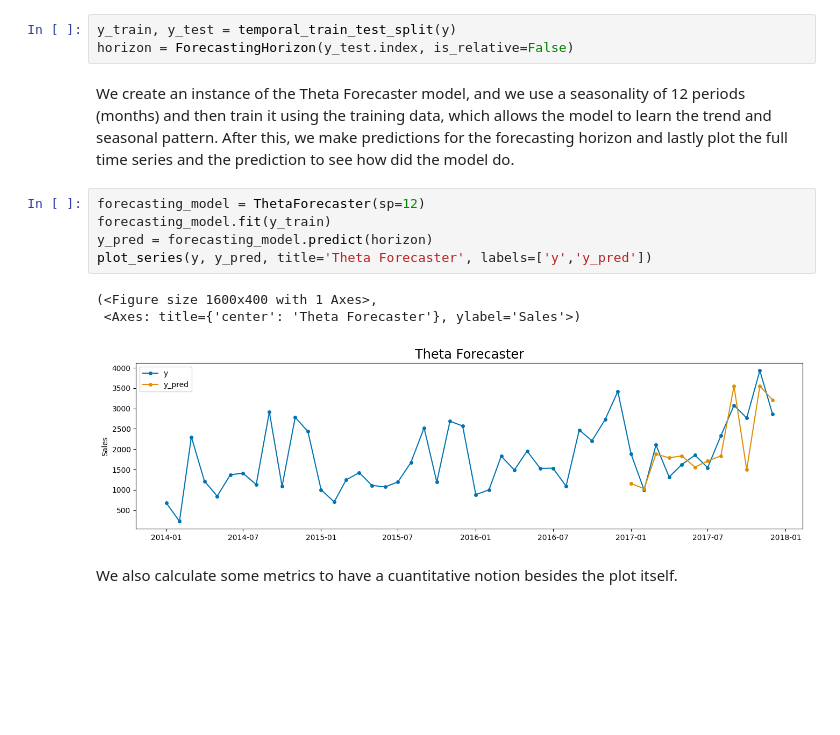
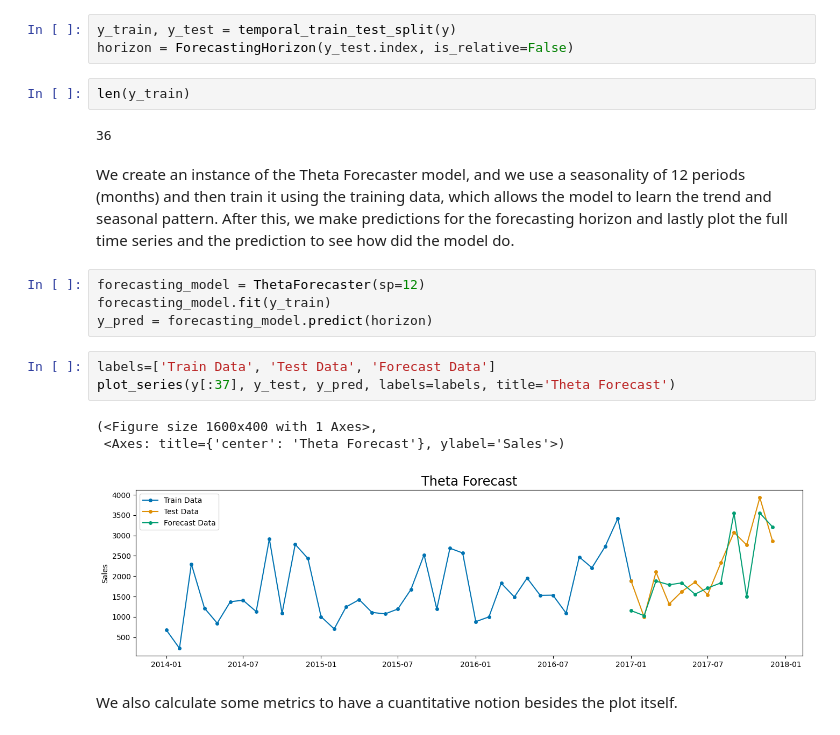
Before and after one commit to csierr/forecasting-superstore-sales, a Jupyter notebook: forecasting_sales.ipynb, the cells around one changed output. Saved outputs shown, nothing was run; the diff lists cells and outputs as text; blank space fills up the shorter version.

```diff
--- a/forecasting_sales.ipynb
+++ b/forecasting_sales.ipynb
@@ -266,17 +273,23 @@ We split the time series in training (`y_train`) and testing (`y_test`), respect
 # %%
 y_train, y_test = temporal_train_test_split(y)
 horizon = ForecastingHorizon(y_test.index, is_relative=False)
+# %%
+len(y_train)
+# %% [output]
+36
 # %% [markdown]
 We create an instance of the Theta Forecaster model, and we use a seasonality of 12 periods (months) and then train it using the training data, which allows the model to learn the trend and seasonal pattern. After this, we make predictions for the forecasting horizon and lastly plot the full time series and the prediction to see how did the model do.
 # %%
 forecasting_model = ThetaForecaster(sp=12)
 forecasting_model.fit(y_train)
 y_pred = forecasting_model.predict(horizon)
-plot_series(y, y_pred, title='Theta Forecaster', labels=['y','y_pred'])
-# %% [output]
-(<Figure size 1600x400 with 1 Axes>,
- <Axes: title={'center': 'Theta Forecaster'}, ylabel='Sales'>)
-[figure, removed]
+# %%
+labels=['Train Data', 'Test Data', 'Forecast Data']
+plot_series(y[:37], y_test, y_pred, labels=labels, title='Theta Forecast')
+# %% [output]
+(<Figure size 1600x400 with 1 Axes>,
+ <Axes: title={'center': 'Theta Forecast'}, ylabel='Sales'>)
+[figure, added]
 # %% [markdown]
 We also calculate some metrics to have a cuantitative notion besides the plot itself.
 # %%
```
Also changed, not shown: parts of 18 cells of this notebook.
